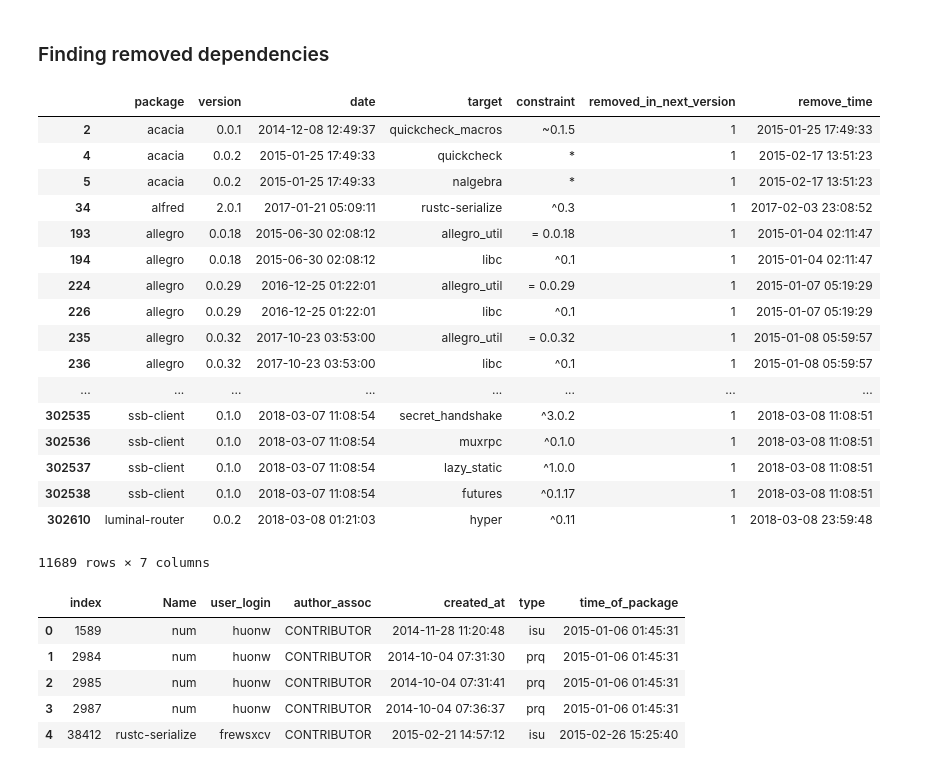
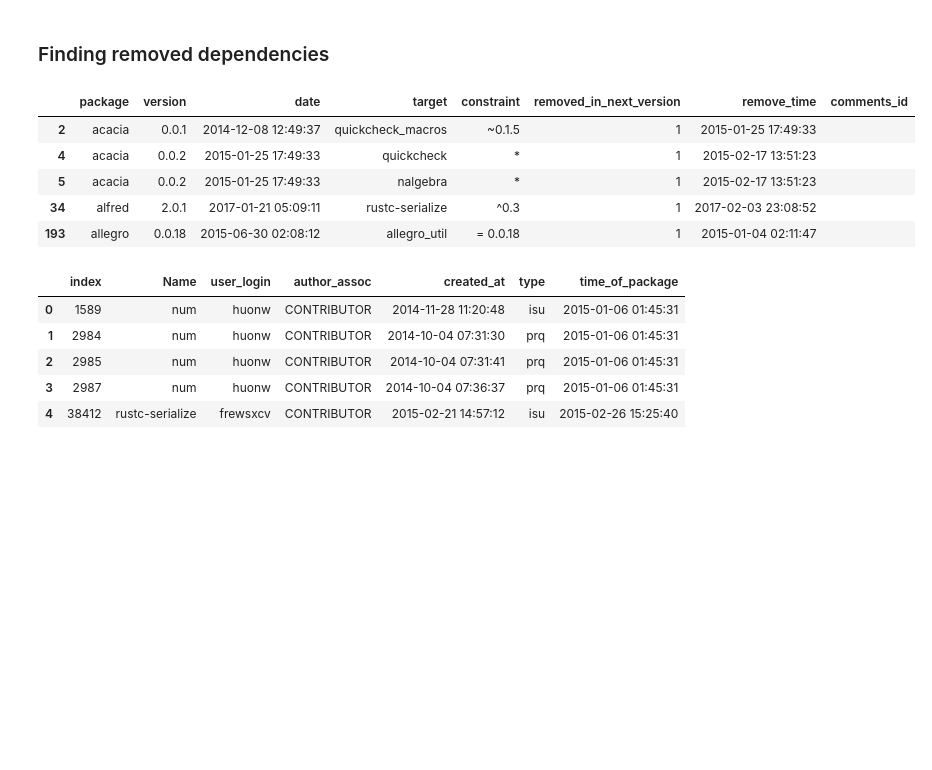
Before and after one commit to MehdiGol/PackagesDependencies-Contributors-Relationship, a Jupyter notebook: notebooks/Checking contributors relation.ipynb, the cells around one changed output. Drawn from its saved outputs; the diff is of its cells as text; code cells hidden in the pictures; blank space fills up the shorter version.

```diff
--- a/notebooks/Checking contributors relation.ipynb
+++ b/notebooks/Checking contributors relation.ipynb
@@ -348,26 +348,14 @@ package_dependecy_removal_check = packages_dependencies_rc[packages_dependencies
 # %%
 package_dependecy_removal_check['remove_time'] = package_dependecy_removal_check.apply(lambda row: find_removal_time(row),axis=1)
 # %%
-package_dependecy_removal_check
+package_dependecy_removal_check.head()
 # %% [output]
-|  | package | version | date | target | constraint | removed_in_next_version | remove_time |
-| 2 | acacia | 0.0.1 | 2014-12-08 12:49:37 | quickcheck_macros | ~0.1.5 | 1 | 2015-01-25 17:49:33 |
-| 4 | acacia | 0.0.2 | 2015-01-25 17:49:33 | quickcheck | * | 1 | 2015-02-17 13:51:23 |
-| 5 | acacia | 0.0.2 | 2015-01-25 17:49:33 | nalgebra | * | 1 | 2015-02-17 13:51:23 |
-| 34 | alfred | 2.0.1 | 2017-01-21 05:09:11 | rustc-serialize | ^0.3 | 1 | 2017-02-03 23:08:52 |
-| 193 | allegro | 0.0.18 | 2015-06-30 02:08:12 | allegro_util | = 0.0.18 | 1 | 2015-01-04 02:11:47 |
-| 194 | allegro | 0.0.18 | 2015-06-30 02:08:12 | libc | ^0.1 | 1 | 2015-01-04 02:11:47 |
-| 224 | allegro | 0.0.29 | 2016-12-25 01:22:01 | allegro_util | = 0.0.29 | 1 | 2015-01-07 05:19:29 |
-| 226 | allegro | 0.0.29 | 2016-12-25 01:22:01 | libc | ^0.1 | 1 | 2015-01-07 05:19:29 |
-| 235 | allegro | 0.0.32 | 2017-10-23 03:53:00 | allegro_util | = 0.0.32 | 1 | 2015-01-08 05:59:57 |
-| 236 | allegro | 0.0.32 | 2017-10-23 03:53:00 | libc | ^0.1 | 1 | 2015-01-08 05:59:57 |
-| ... | ... | ... | ... | ... | ... | ... | ... |
-| 302535 | ssb-client | 0.1.0 | 2018-03-07 11:08:54 | secret_handshake | ^3.0.2 | 1 | 2018-03-08 11:08:51 |
-| 302536 | ssb-client | 0.1.0 | 2018-03-07 11:08:54 | muxrpc | ^0.1.0 | 1 | 2018-03-08 11:08:51 |
-| 302537 | ssb-client | 0.1.0 | 2018-03-07 11:08:54 | lazy_static | ^1.0.0 | 1 | 2018-03-08 11:08:51 |
-| 302538 | ssb-client | 0.1.0 | 2018-03-07 11:08:54 | futures | ^0.1.17 | 1 | 2018-03-08 11:08:51 |
-| 302610 | luminal-router | 0.0.2 | 2018-03-08 01:21:03 | hyper | ^0.11 | 1 | 2018-03-08 23:59:48 |
+|  | package | version | date | target | constraint | removed_in_next_version | remove_time | comments_id |
+| 2 | acacia | 0.0.1 | 2014-12-08 12:49:37 | quickcheck_macros | ~0.1.5 | 1 | 2015-01-25 17:49:33 |  |
+| 4 | acacia | 0.0.2 | 2015-01-25 17:49:33 | quickcheck | * | 1 | 2015-02-17 13:51:23 |  |
+| 5 | acacia | 0.0.2 | 2015-01-25 17:49:33 | nalgebra | * | 1 | 2015-02-17 13:51:23 |  |
+| 34 | alfred | 2.0.1 | 2017-01-21 05:09:11 | rustc-serialize | ^0.3 | 1 | 2017-02-03 23:08:52 |  |
+| 193 | allegro | 0.0.18 | 2015-06-30 02:08:12 | allegro_util | = 0.0.18 | 1 | 2015-01-04 02:11:47 |  |
-11689 rows × 7 columns
 # %%
 df_cntb_cmnts = pandas.DataFrame();
 def df_check_comments_id(row):
```
Also changed, not shown: parts of 3 cells of this notebook.
